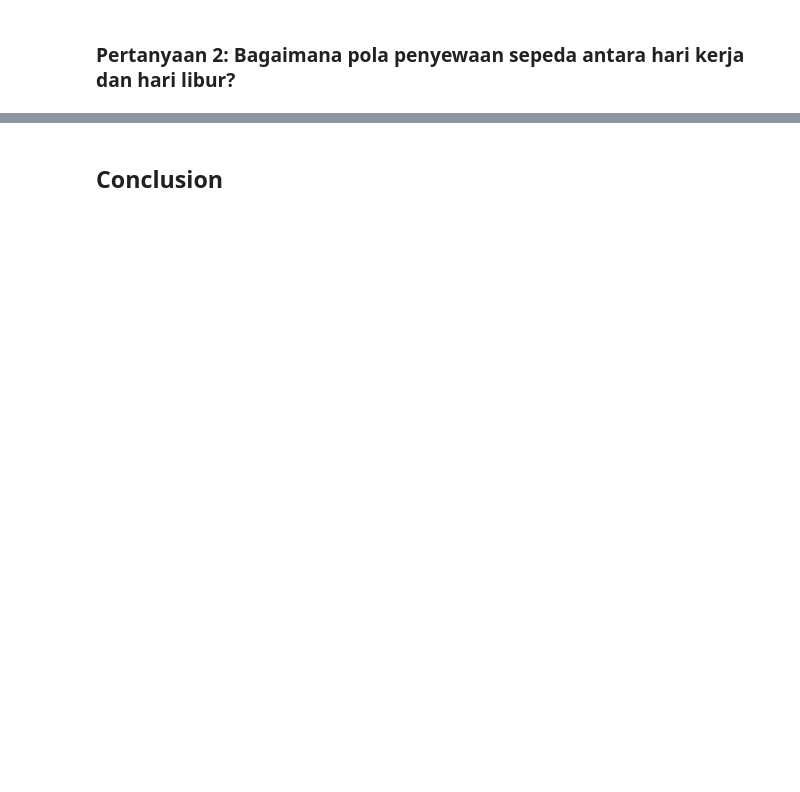
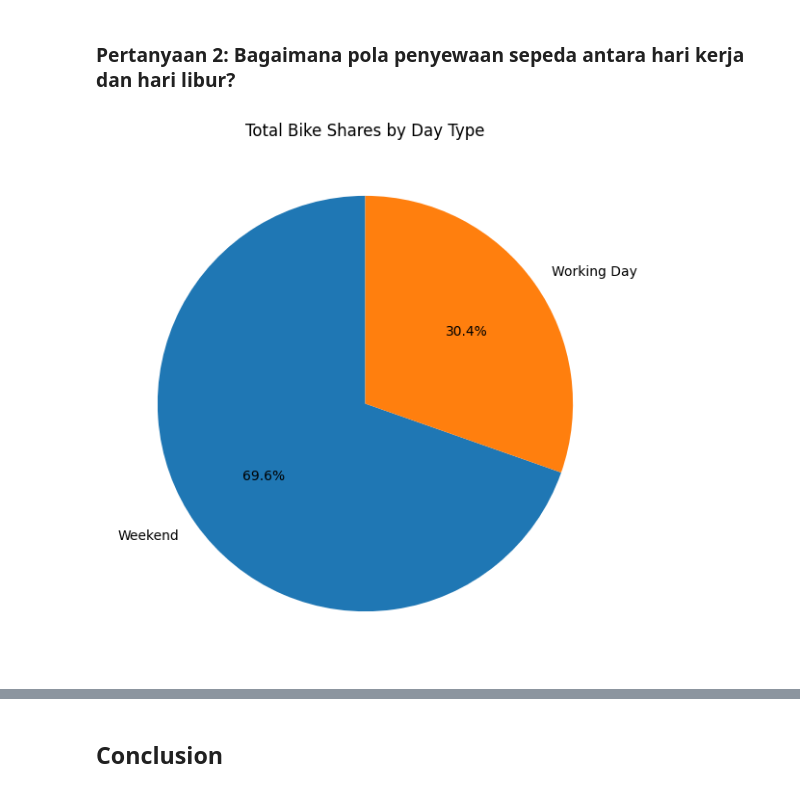
Before and after one commit to wahyupelitajaya/Dicoding-Submission-Analysis-Data, a Jupyter notebook: notebook.ipynb, the cells around one changed output, grey strips where cells are left out. Cells and saved outputs as stored; diff of their text form; code cells hidden in the pictures; blank space fills up the shorter version.

```diff
--- a/notebook.ipynb
+++ b/notebook.ipynb
@@ -592,2 +622,12 @@ Penggunaan sepeda mengikuti pola jam sibuk komuter, dengan puncak aktivitas di p
 # %% [markdown]
 ### Pertanyaan 2: Bagaimana pola penyewaan sepeda antara hari kerja dan hari libur?
+# %%
+# membuat pie chart untuk persentase jumlah pengguna dalam hari kerja/akhir pekan
+day_type_totals = day_df.groupby('day_type')['total'].sum()
+
+plt.figure(figsize=(7, 7))
+plt.pie(day_type_totals, labels=day_type_totals.index, autopct='%1.1f%%', startangle=90)
+plt.title('Total Bike Shares by Day Type')
+plt.show()
+# %% [output]
+[figure, added]
```
Also changed, not shown: parts of 15 cells of this notebook.
